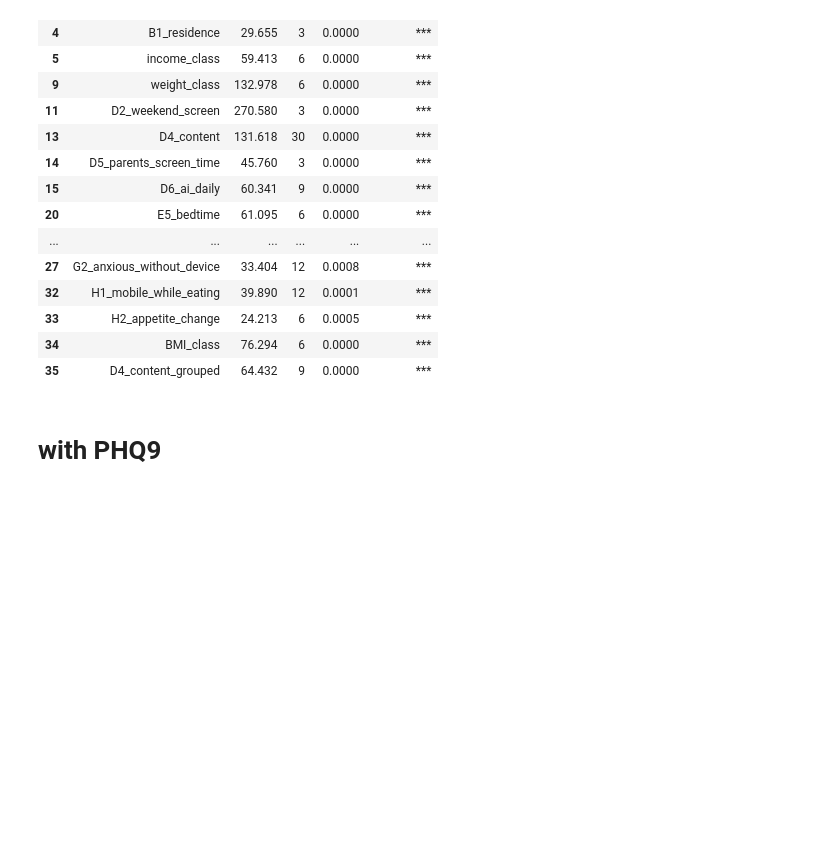
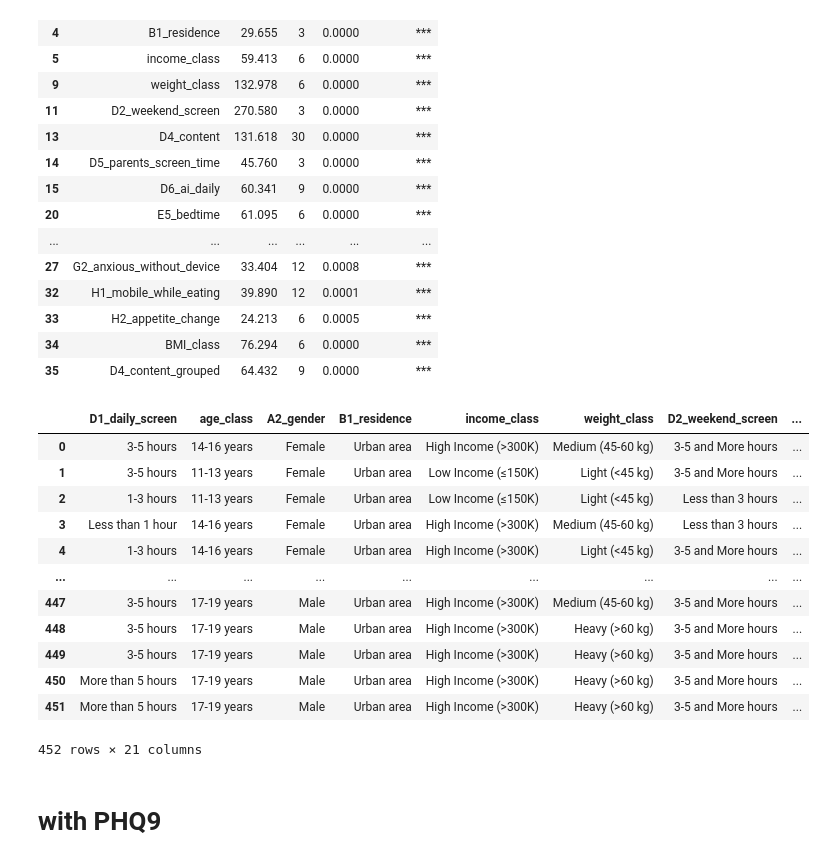
Before and after one commit to arshadziban/team_insightify, a Jupyter notebook: 3_sig_analysis.ipynb, the cells around one changed output. Drawn from its saved outputs; the diff is of its cells as text; code cells hidden in the pictures; blank space fills up the shorter version.

```diff
--- a/3_sig_analysis.ipynb
+++ b/3_sig_analysis.ipynb
@@ -104,7 +104,24 @@ sig_vars_st
 | 34 | BMI_class | 76.294 | 6 | 0.0000 | *** |
 | 35 | D4_content_grouped | 64.432 | 9 | 0.0000 | *** |
 # %%
-df.to_csv("sig_with_st.csv", index=False)
+sig_vars_st_cols = sig_vars_st['Variable'].tolist()
+df_sig_st = df[['D1_daily_screen'] + sig_vars_st_cols]
+df_sig_st.to_csv("dataset_sig_st.csv", index=False)
+df_sig_st
+# %% [output]
+|  | D1_daily_screen | age_class | A2_gender | B1_residence | income_class | weight_class | D2_weekend_screen | ... |
+| 0 | 3-5 hours | 14-16 years | Female | Urban area | High Income (>300K) | Medium (45-60 kg) | 3-5 and More hours | ... |
+| 1 | 3-5 hours | 11-13 years | Female | Urban area | Low Income (≤150K) | Light (<45 kg) | 3-5 and More hours | ... |
+| 2 | 1-3 hours | 11-13 years | Female | Urban area | Low Income (≤150K) | Light (<45 kg) | Less than 3 hours | ... |
+| 3 | Less than 1 hour | 14-16 years | Female | Urban area | High Income (>300K) | Medium (45-60 kg) | Less than 3 hours | ... |
+| 4 | 1-3 hours | 14-16 years | Female | Urban area | High Income (>300K) | Light (<45 kg) | 3-5 and More hours | ... |
+| ... | ... | ... | ... | ... | ... | ... | ... | ... |
+| 447 | 3-5 hours | 17-19 years | Male | Urban area | High Income (>300K) | Medium (45-60 kg) | 3-5 and More hours | ... |
+| 448 | 3-5 hours | 17-19 years | Male | Urban area | High Income (>300K) | Heavy (>60 kg) | 3-5 and More hours | ... |
+| 449 | 3-5 hours | 17-19 years | Male | Urban area | High Income (>300K) | Heavy (>60 kg) | 3-5 and More hours | ... |
+| 450 | More than 5 hours | 17-19 years | Male | Urban area | High Income (>300K) | Heavy (>60 kg) | 3-5 and More hours | ... |
+| 451 | More than 5 hours | 17-19 years | Male | Urban area | High Income (>300K) | Heavy (>60 kg) | 3-5 and More hours | ... |
+452 rows × 21 columns
 # %% [markdown]
 # with PHQ9
 # %%
```
Also changed, not shown: parts of 2 cells of this notebook, 2 other files.
